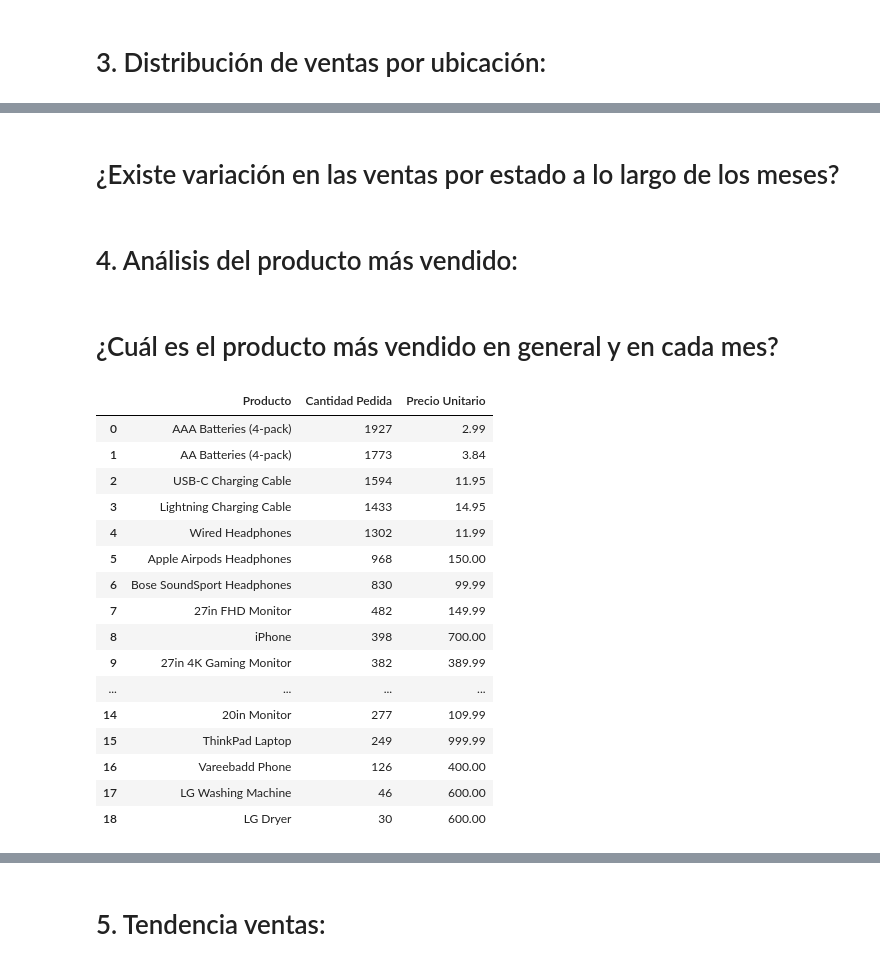
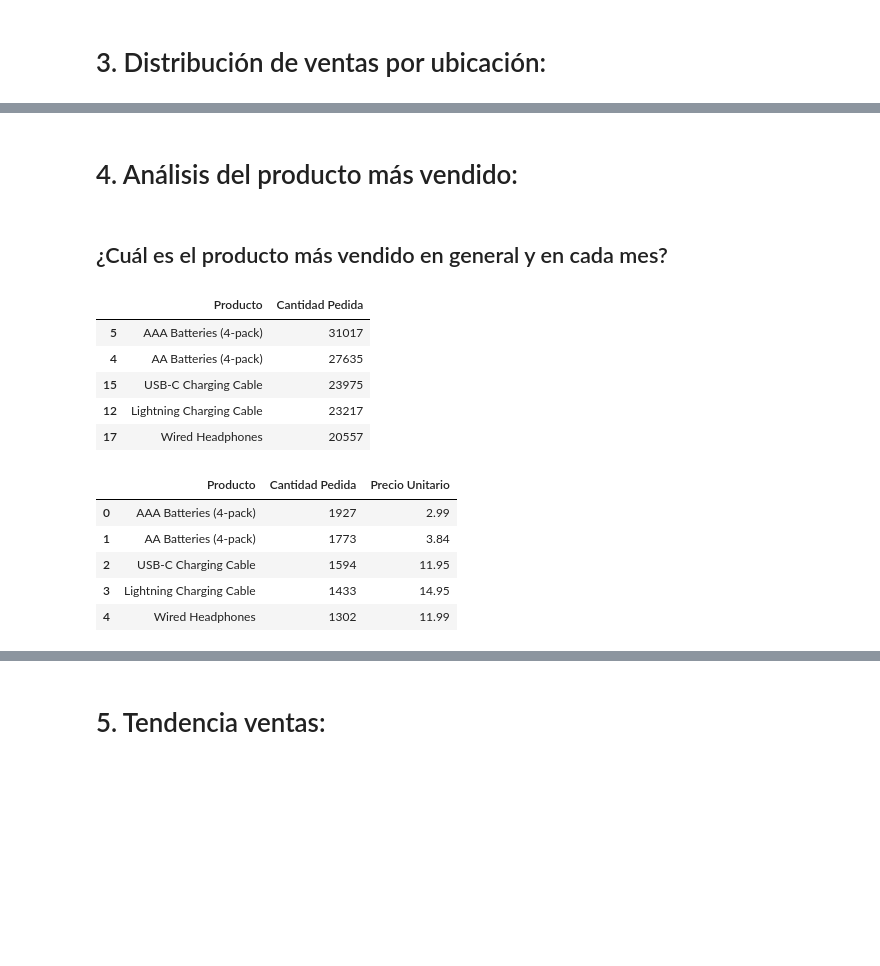
Before and after one commit to Cintia-93/TP-Big-Data, a Jupyter notebook: BigData_TP.ipynb, the cells around one changed output, grey strips where cells are left out. Cells and saved outputs as stored; diff of their text form; code cells hidden in the pictures; blank space fills up the shorter version.

```diff
--- a/BigData_TP.ipynb
+++ b/BigData_TP.ipynb
@@ -15,17 +12,20 @@ Drive already mounted at /content/drive; to attempt to forcibly remount, call dr
 # %% [markdown]
 ## Preparacion y depuracion del archivo
 # %%
-ruta_de_acceso = '/content/drive/MyDrive/UNI/Big Data/Clase 3'
+# Colocar la ruta de la carpeta que contiene los archivos
+ruta_de_acceso = 'E:\\Uni\\Proyectos\\Proyecto_Big_Data\\Dataset de ventas2'
 
 archivos = os.listdir(ruta_de_acceso)
 archivos
+
+meses = ['Enero', 'Febrero', 'Marzo', 'Abril', 'Mayo', 'Junio', 'Julio', 'Agosto', 'Septiembre', 'Octubre', 'Noviembre', 'Diciembre']
 
 dataframes = {}
 
 for archivo in archivos:
     if archivo.endswith('.csv'):  # Asegurarse de que solo se consideren archivos CSV
         mes = archivo.split('_')[3].split('.')[0]  # Obtener el nombre del archivo sin la extensión
-        ruta_completa = os.path.join(ruta_de_archivos, archivo)  # Ruta completa al archivo
+        ruta_completa = os.path.join(ruta_de_acceso, archivo)  # Ruta completa al archivo
         df = pd.read_csv(ruta_completa)  # Cargar el archivo CSV en un DataFrame
         df_ventas = df.copy()
 
@@ -41,6 +41,6 @@ for archivo in archivos:
 
         # Transformo todos los valores numericos al tipo de dato int
         df_ventas['Cantidad Pedida'] = df_ventas['Cantidad Pedida'].astype(int)
-        df_ventas['Precio Unitario'] = df_ventas['Precio Unitario'].astype(int)
+        df_ventas['Precio Unitario'] = df_ventas['Precio Unitario'].astype(float)
 
         dataframes[mes] = df_ventas  # Agregar el DataFrame al diccionario usando el nombre del mes
@@ -2745,27 +126,0 @@ fig.update_layout(
-# %%
-#Transformo los valores de fecha y hora a un formato que se pueda analizar
-df_ventas["Fecha de compra"] = pd.to_datetime(df_ventas["Fecha de Pedido"])
-horas = list(range(24))
-ventas_por_hora = df_ventas.groupby('Hora')['Cantidad Pedida'].sum()
-
-
-# Crear el objeto figura
-fig = go.Figure()
-
-
-fig.add_trace(go.Scatter(
-        x = horas,
-        y= ventas_por_hora,
-        name = 'Ventas por hora',
-        line = dict(color= 'Red'),
-
-        )
-)
-
-fig.update_layout(
-    title = 'Unidades Vendidas por hora',
-    xaxis = dict(title='Hora', tickvals=horas),
-    yaxis = dict(title='Unidades Vendidas',side='left'),
-
-
-)
@@ -2838,51 +591,52 @@ fig.show()
-# %% [markdown]
-# ¿Existe variación en las ventas por estado a lo largo de los meses?
 # %% [markdown]
 # 4. Análisis del producto más vendido:
 # %% [markdown]
-# ¿Cuál es el producto más vendido en general y en cada mes?
+## ¿Cuál es el producto más vendido en general y en cada mes?
+# %%
+# juntamos todos los dataframe
+
+dataframes_general = pd.concat(dataframes.values(), ignore_index=True)
+
+#Buscamos el producto as vendido en general
+dataframes_general.groupby('Producto', as_index=False)['Cantidad Pedida'].sum().sort_values(by='Cantidad Pedida', ascending=False).head(5)
+# %% [output]
+|  | Producto | Cantidad Pedida |
+| 5 | AAA Batteries (4-pack) | 31017 |
+| 4 | AA Batteries (4-pack) | 27635 |
+| 15 | USB-C Charging Cable | 23975 |
+| 12 | Lightning Charging Cable | 23217 |
+| 17 | Wired Headphones | 20557 |
 # %%
 #Agrupar produtos con cantidad de productos pedida
 Productos_vendidos = df_ventas.groupby('Producto')['Cantidad Pedida'].sum()
 
 # Ordenar de mayor a menor
 Productos_vendidos_ordenados = Productos_vendidos.sort_values(ascending = False)
 
 # Crear un nuevo DataFrame con los valores
 df_Productos = pd.DataFrame({'Producto':Productos_vendidos_ordenados.index, 'Cantidad Pedida': Productos_vendidos_ordenados.values})
 
 # Extraigo valores del dataFrame para realizar el grafico
 Analisis_de_productos = df_ventas.groupby('Producto').agg({
     'Cantidad Pedida':'sum',
     'Precio Unitario': 'mean'
 })
 
 # Ordeno de mayor a menor
 Analisis_de_productos = Analisis_de_productos.sort_values(by='Cantidad Pedida', ascending = False)
 
 
 # Reseteo Indice
 Analisis_de_productos = Analisis_de_productos.reset_index(inplace=False)
 
-Analisis_de_productos
+Analisis_de_productos.head(5)
 # %% [output]
 |  | Producto | Cantidad Pedida | Precio Unitario |
 | 0 | AAA Batteries (4-pack) | 1927 | 2.99 |
 | 1 | AA Batteries (4-pack) | 1773 | 3.84 |
 | 2 | USB-C Charging Cable | 1594 | 11.95 |
 | 3 | Lightning Charging Cable | 1433 | 14.95 |
 | 4 | Wired Headphones | 1302 | 11.99 |
-| 5 | Apple Airpods Headphones | 968 | 150.00 |
-| 6 | Bose SoundSport Headphones | 830 | 99.99 |
-| 7 | 27in FHD Monitor | 482 | 149.99 |
-| 8 | iPhone | 398 | 700.00 |
-| 9 | 27in 4K Gaming Monitor | 382 | 389.99 |
-| ... | ... | ... | ... |
-| 14 | 20in Monitor | 277 | 109.99 |
-| 15 | ThinkPad Laptop | 249 | 999.99 |
-| 16 | Vareebadd Phone | 126 | 400.00 |
-| 17 | LG Washing Machine | 46 | 600.00 |
-| 18 | LG Dryer | 30 | 600.00 |
 # %%
 # Extraigo valores
 Productos = Analisis_de_productos['Producto']
```
Also changed, not shown: parts of 288 cells of this notebook.
